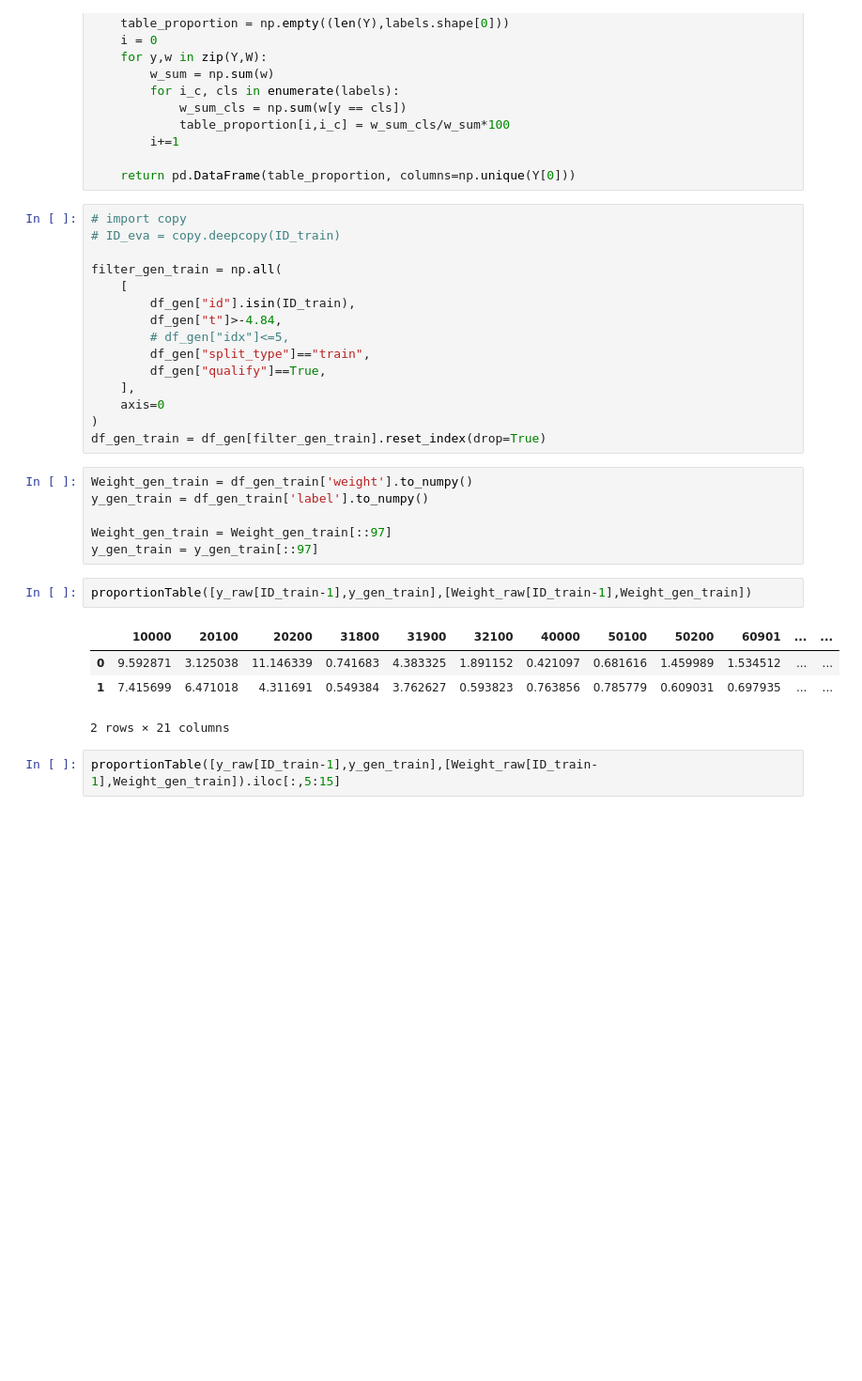
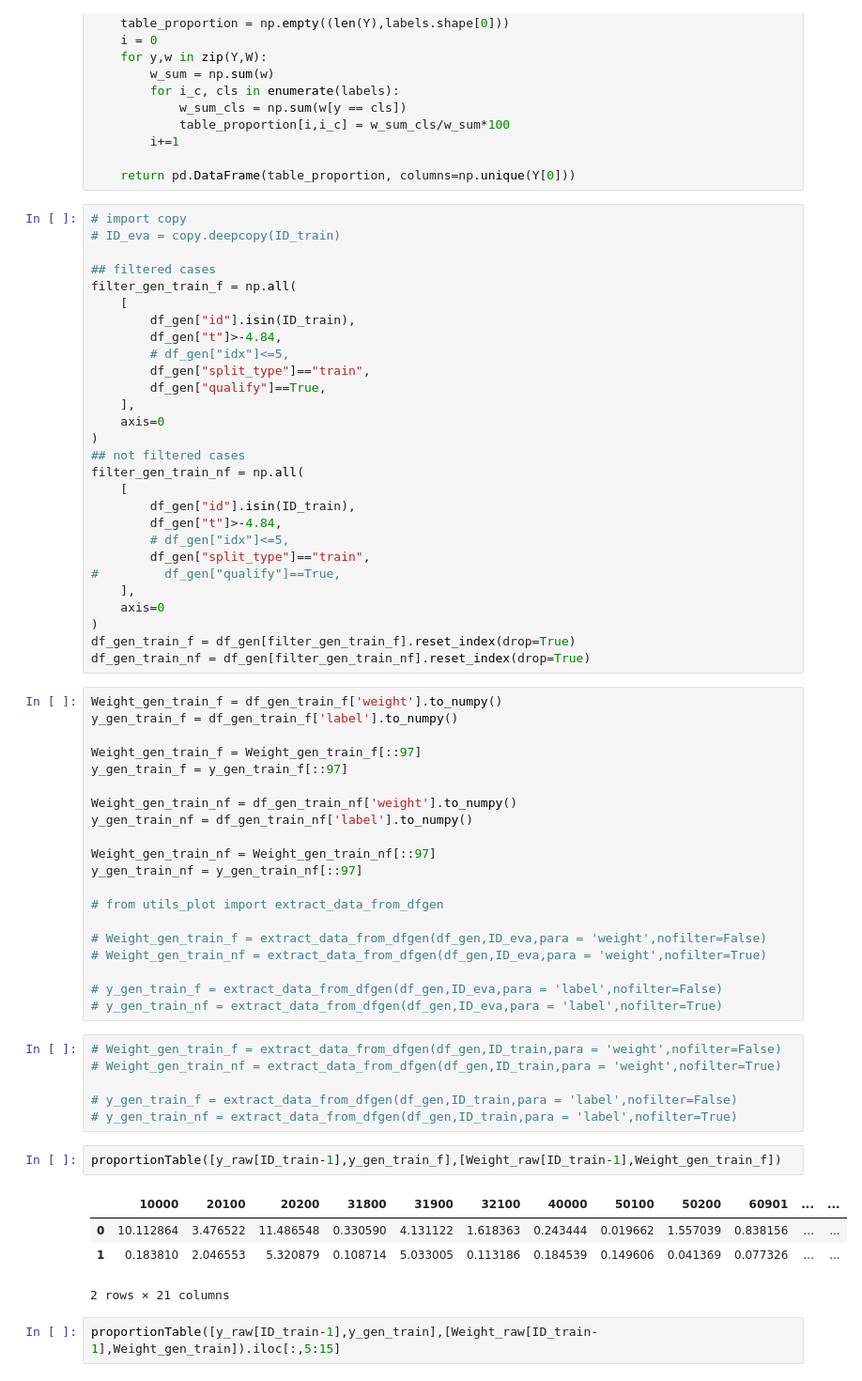
Before and after one commit to ShawnZhaoMX/RearEndCrashGeneration, a Jupyter notebook: CrashGenerationModel.ipynb, the cells around one changed output. Shown at 94% size. Cells and saved outputs as stored; diff of their text form; blank space fills up the shorter version.

Commit message:
update df extraction function

```diff
--- a/CrashGenerationModel.ipynb
+++ b/CrashGenerationModel.ipynb
@@ -632,7 +632,8 @@ def proportionTable(Y,W,n_cluster=6):
 # import copy
 # ID_eva = copy.deepcopy(ID_train)
 
-filter_gen_train = np.all(
+## filtered cases
+filter_gen_train_f = np.all(
     [
         df_gen["id"].isin(ID_train),
         df_gen["t"]>-4.84,
@@ -642,19 +643,51 @@ filter_gen_train = np.all(
     ],
     axis=0
 )
-df_gen_train = df_gen[filter_gen_train].reset_index(drop=True)
+## not filtered cases
+filter_gen_train_nf = np.all(
+    [
+        df_gen["id"].isin(ID_train),
+        df_gen["t"]>-4.84,
+        # df_gen["idx"]<=5,
+        df_gen["split_type"]=="train",
+#         df_gen["qualify"]==True,
+    ],
+    axis=0
+)
+df_gen_train_f = df_gen[filter_gen_train_f].reset_index(drop=True)
+df_gen_train_nf = df_gen[filter_gen_train_nf].reset_index(drop=True)
 # %%
-Weight_gen_train = df_gen_train['weight'].to_numpy()
-y_gen_train = df_gen_train['label'].to_numpy()
+Weight_gen_train_f = df_gen_train_f['weight'].to_numpy()
+y_gen_train_f = df_gen_train_f['label'].to_numpy()
 
-Weight_gen_train = Weight_gen_train[::97]
-y_gen_train = y_gen_train[::97]
+Weight_gen_train_f = Weight_gen_train_f[::97]
+y_gen_train_f = y_gen_train_f[::97]
+
+Weight_gen_train_nf = df_gen_train_nf['weight'].to_numpy()
+y_gen_train_nf = df_gen_train_nf['label'].to_numpy()
+
+Weight_gen_train_nf = Weight_gen_train_nf[::97]
+y_gen_train_nf = y_gen_train_nf[::97]
+
+# from utils_plot import extract_data_from_dfgen
+
+# Weight_gen_train_f = extract_data_from_dfgen(df_gen,ID_eva,para = 'weight',nofilter=False)
+# Weight_gen_train_nf = extract_data_from_dfgen(df_gen,ID_eva,para = 'weight',nofilter=True)
+
+# y_gen_train_f = extract_data_from_dfgen(df_gen,ID_eva,para = 'label',nofilter=False)
+# y_gen_train_nf = extract_data_from_dfgen(df_gen,ID_eva,para = 'label',nofilter=True)
+# %%
+# Weight_gen_train_f = extract_data_from_dfgen(df_gen,ID_train,para = 'weight',nofilter=False)
+# Weight_gen_train_nf = extract_data_from_dfgen(df_gen,ID_train,para = 'weight',nofilter=True)
+
+# y_gen_train_f = extract_data_from_dfgen(df_gen,ID_train,para = 'label',nofilter=False)
+# y_gen_train_nf = extract_data_from_dfgen(df_gen,ID_train,para = 'label',nofilter=True)
 # %%
-proportionTable([y_raw[ID_train-1],y_gen_train],[Weight_raw[ID_train-1],Weight_gen_train])
+proportionTable([y_raw[ID_train-1],y_gen_train_f],[Weight_raw[ID_train-1],Weight_gen_train_f])
 # %% [output]
 |  | 10000 | 20100 | 20200 | 31800 | 31900 | 32100 | 40000 | 50100 | 50200 | 60901 | ... | ... |
-| 0 | 9.592871 | 3.125038 | 11.146339 | 0.741683 | 4.383325 | 1.891152 | 0.421097 | 0.681616 | 1.459989 | 1.534512 | ... | ... |
-| 1 | 7.415699 | 6.471018 | 4.311691 | 0.549384 | 3.762627 | 0.593823 | 0.763856 | 0.785779 | 0.609031 | 0.697935 | ... | ... |
+| 0 | 10.112864 | 3.476522 | 11.486548 | 0.330590 | 4.131122 | 1.618363 | 0.243444 | 0.019662 | 1.557039 | 0.838156 | ... | ... |
+| 1 | 0.183810 | 2.046553 | 5.320879 | 0.108714 | 5.033005 | 0.113186 | 0.184539 | 0.149606 | 0.041369 | 0.077326 | ... | ... |
 2 rows × 21 columns
 # %%
 proportionTable([y_raw[ID_train-1],y_gen_train],[Weight_raw[ID_train-1],Weight_gen_train]).iloc[:,5:15]
```
Also changed, not shown: parts of 1 cell of this notebook, 1 other file.
